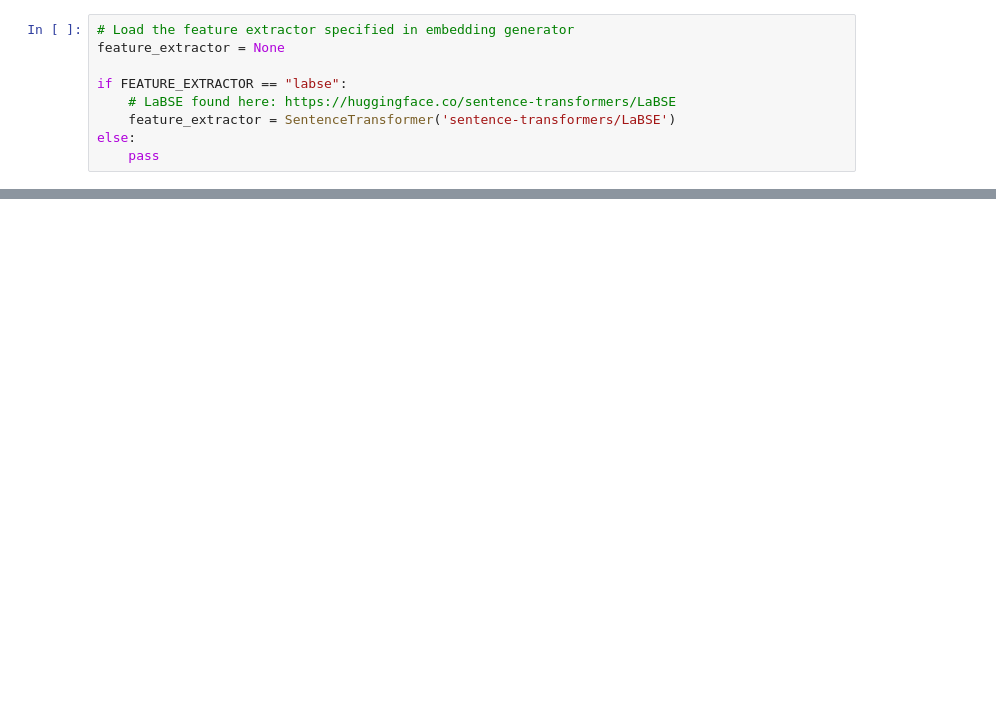
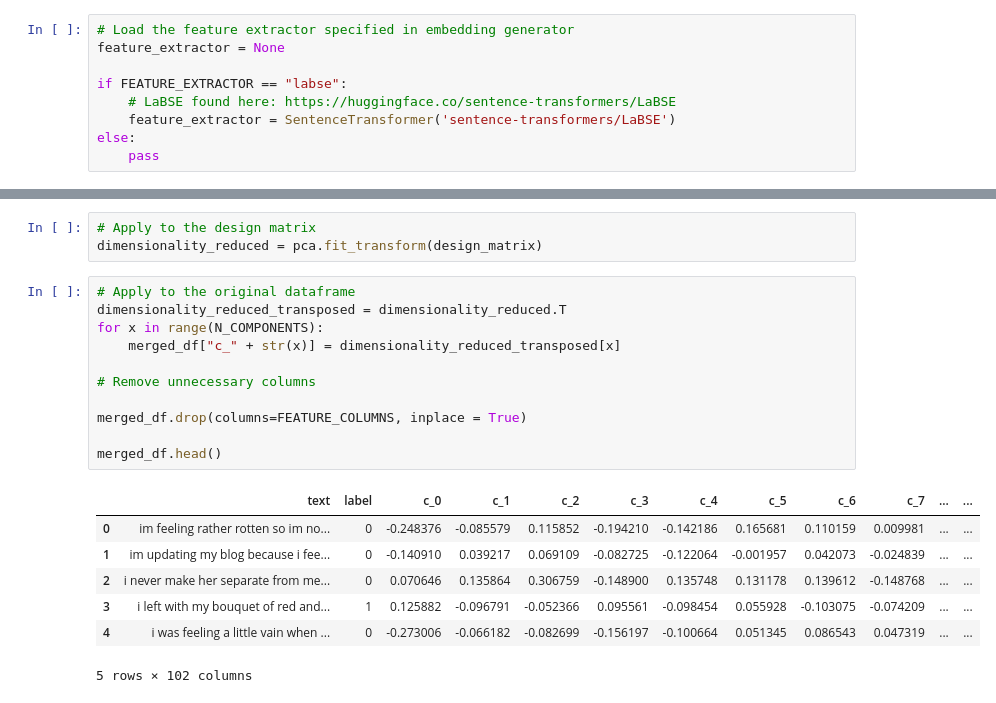
Before and after one commit to TheRealAnonymous008/MachineLearning, a Jupyter notebook: preprocessing.ipynb, the cells around one changed output, grey strips where cells are left out. Cells and saved outputs as stored; diff of their text form; blank space fills up the shorter version.

```diff
--- a/preprocessing.ipynb
+++ b/preprocessing.ipynb
@@ -51,0 +107,22 @@ new_df.to_csv(NEW_FILE_PATH + ".csv", index=False)
+# %%
+# Apply to the design matrix
+dimensionality_reduced = pca.fit_transform(design_matrix)
+# %%
+# Apply to the original dataframe
+dimensionality_reduced_transposed = dimensionality_reduced.T
+for x in range(N_COMPONENTS):
+    merged_df["c_" + str(x)] = dimensionality_reduced_transposed[x]
+
+# Remove unnecessary columns
+
+merged_df.drop(columns=FEATURE_COLUMNS, inplace = True)
+
+merged_df.head()
+# %% [output]
+|  | text | label | c_0 | c_1 | c_2 | c_3 | c_4 | c_5 | c_6 | c_7 | ... | ... |
+| 0 | im feeling rather rotten so im no... | 0 | -0.248376 | -0.085579 | 0.115852 | -0.194210 | -0.142186 | 0.165681 | 0.110159 | 0.009981 | ... | ... |
+| 1 | im updating my blog because i fee... | 0 | -0.140910 | 0.039217 | 0.069109 | -0.082725 | -0.122064 | -0.001957 | 0.042073 | -0.024839 | ... | ... |
+| 2 | i never make her separate from me... | 0 | 0.070646 | 0.135864 | 0.306759 | -0.148900 | 0.135748 | 0.131178 | 0.139612 | -0.148768 | ... | ... |
+| 3 | i left with my bouquet of red and... | 1 | 0.125882 | -0.096791 | -0.052366 | 0.095561 | -0.098454 | 0.055928 | -0.103075 | -0.074209 | ... | ... |
+| 4 | i was feeling a little vain when ... | 0 | -0.273006 | -0.066182 | -0.082699 | -0.156197 | -0.100664 | 0.051345 | 0.086543 | 0.047319 | ... | ... |
+5 rows × 102 columns
```
Also changed, not shown: parts of 13 cells of this notebook.
